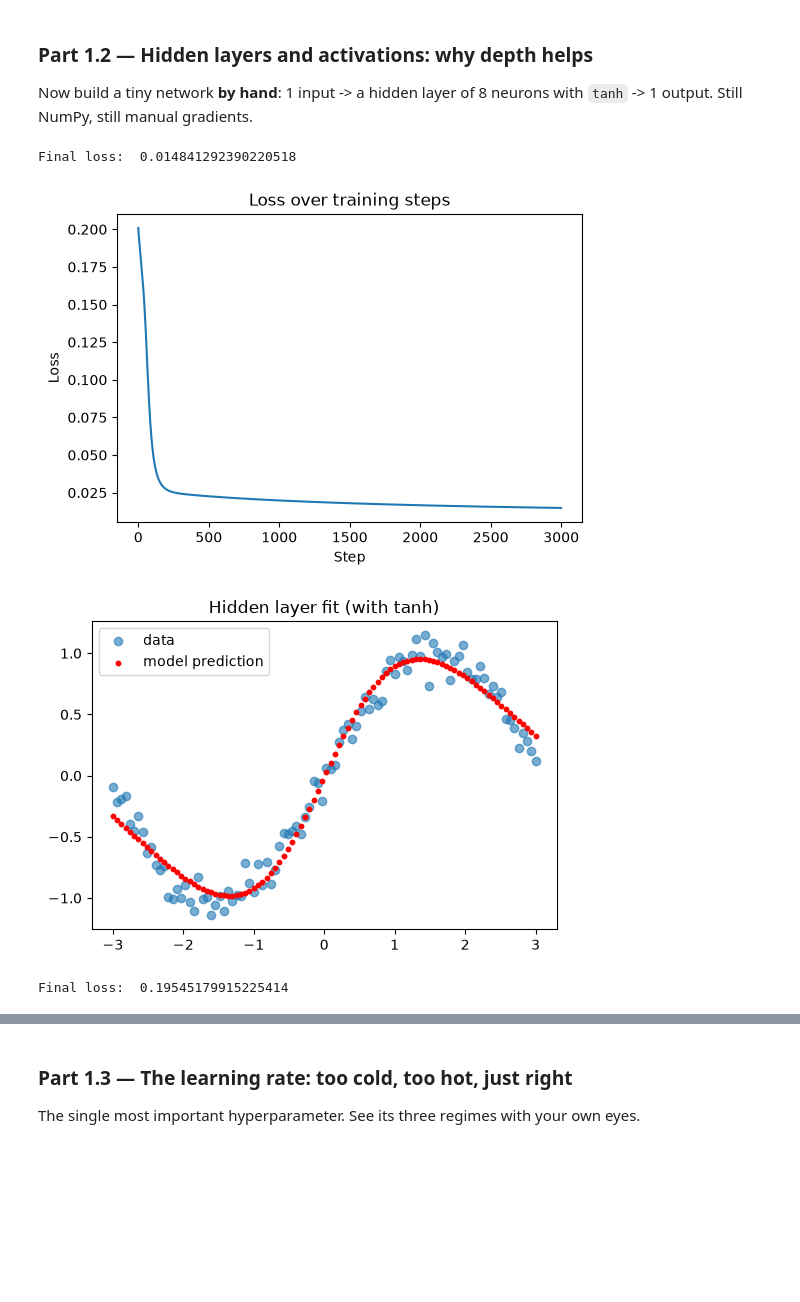
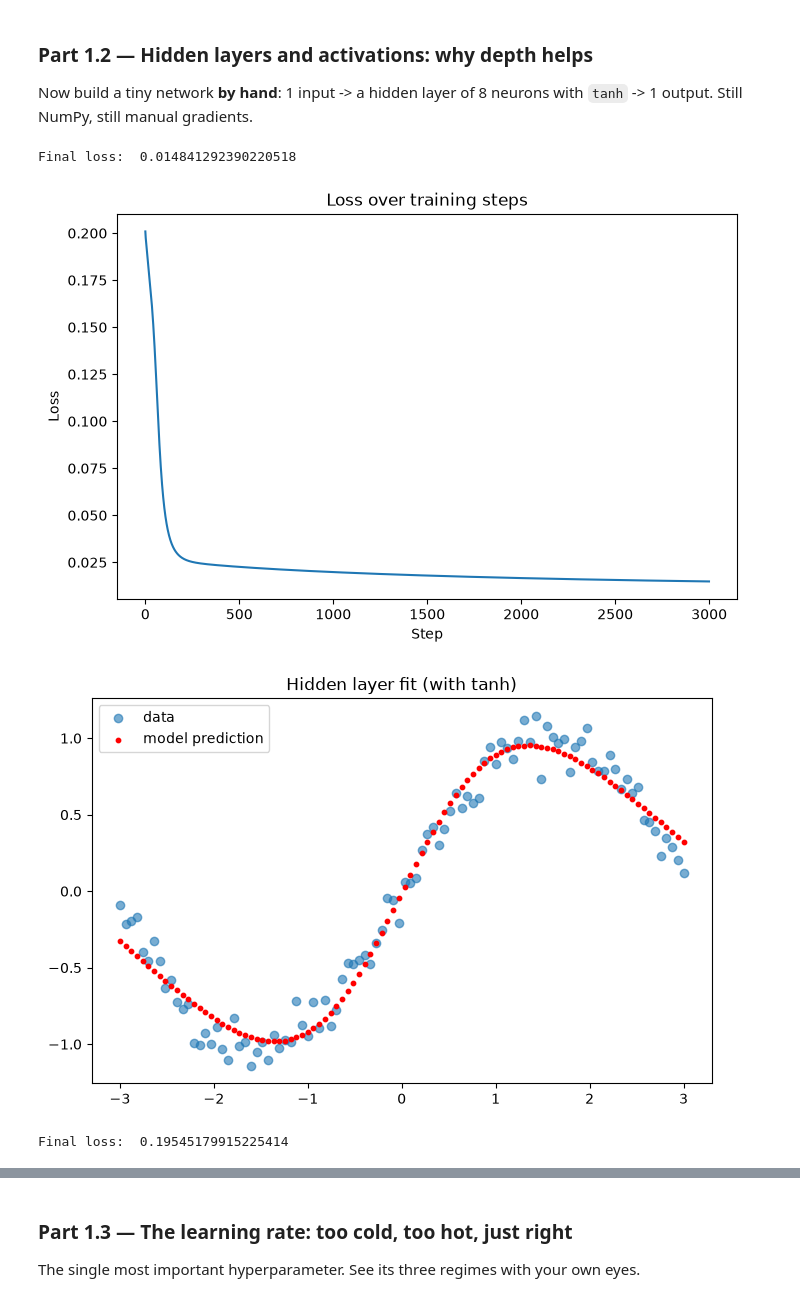
Before and after one commit to fredd-a/lab-3, a Jupyter notebook: Lab_3.ipynb, the cells around one changed output, grey strips where cells are left out. Saved outputs shown, nothing was run; the diff lists cells and outputs as text; code cells hidden in the pictures; blank space fills up the shorter version.

```diff
--- a/Lab_3.ipynb
+++ b/Lab_3.ipynb
@@ -171,14 +171,14 @@ for i in range(steps):
 print ("Final loss: ", losses[-1])
 
 # Plot the loss curve AND the final fit over the data.
-plt.figure(figsize=(6, 4))
+plt.figure(figsize=(8, 5))
 plt.plot(losses)
 plt.title("Loss over training steps")
 plt.xlabel("Step")
 plt.ylabel("Loss")
 plt.show()
 
-plt.figure(figsize=(6, 4))
+plt.figure(figsize=(8, 5))
 plt.scatter(x, y, label="data", alpha=0.6)
 plt.scatter(x, y_hat, color="red", label="model prediction", s=10)
 plt.legend()
@@ -208,35 +208,35 @@ for i in range(steps):
     d_yhat = 2 * (y_hat - y) / len(y)
     dW2 = h.T @ d_yhat
     db2 = d_yhat.sum(axis=0)
     dh  = d_yhat @ W2.T
     dz1 = dh * (1 - np.tanh(z1) ** 2)     # derivative of tanh
     dW1 = x.T @ dz1
     db1 = dz1.sum(axis=0)
 
 # updating weights
     W1 = W1 - lr * dW1
     b1 = b1 - lr * db1
     W2 = W2 - lr * dW2
     b2 = b2 - lr * db2
 
 print ("Final loss: ", losses[-1])
 
 plt.figure(figsize=(6, 4))
 plt.plot(losses)
 plt.title("Loss over training steps")
 plt.xlabel("Step")
 plt.ylabel("Loss")
 plt.show()
 
 plt.figure(figsize=(6, 4))
 plt.scatter(x, y, label="data", alpha=0.6)
 plt.scatter(x, y_hat, color="red", label="model prediction", s=10)
 plt.legend()
-plt.title("Hidden layer fit (with tanh)")
+plt.title("Hidden layer fit (without tanh)")
 plt.show()
 # %% [output]
 Final loss:  0.014841292390220518
-[figure, old version]
+[figure, new version]
-[figure, old version]
+[figure, new version]
 Final loss:  0.19545179915225414
 [figure]
```
Also changed, not shown: parts of 6 cells of this notebook.
